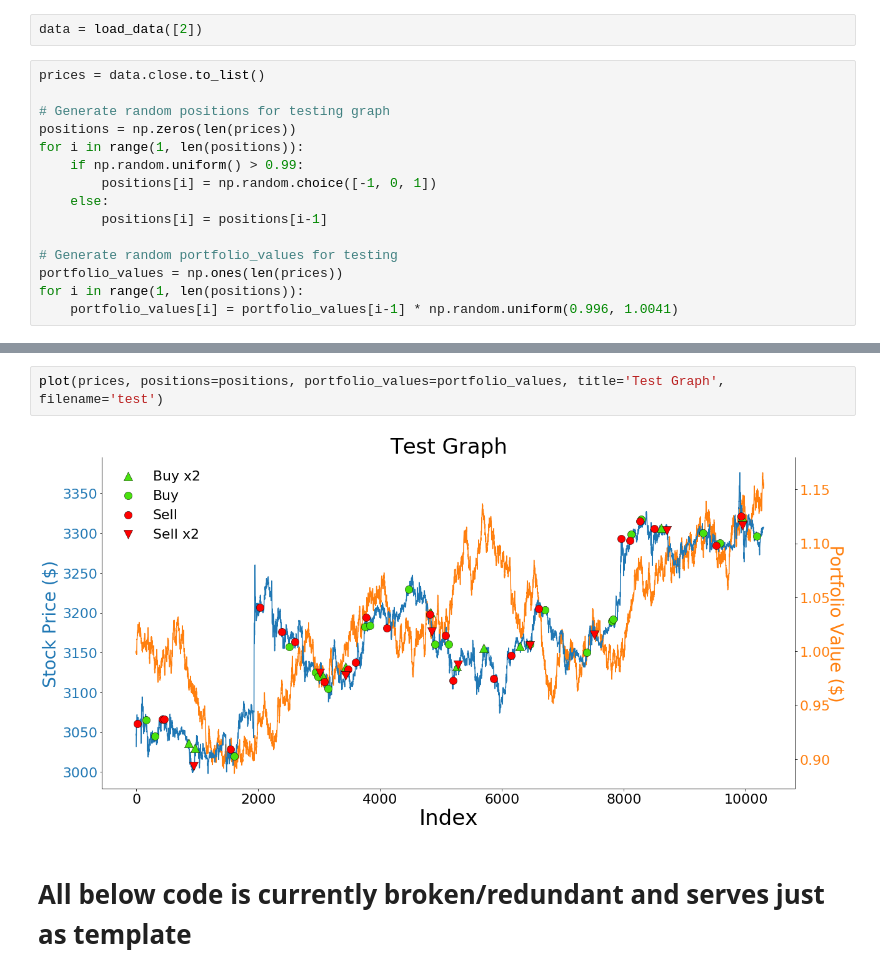
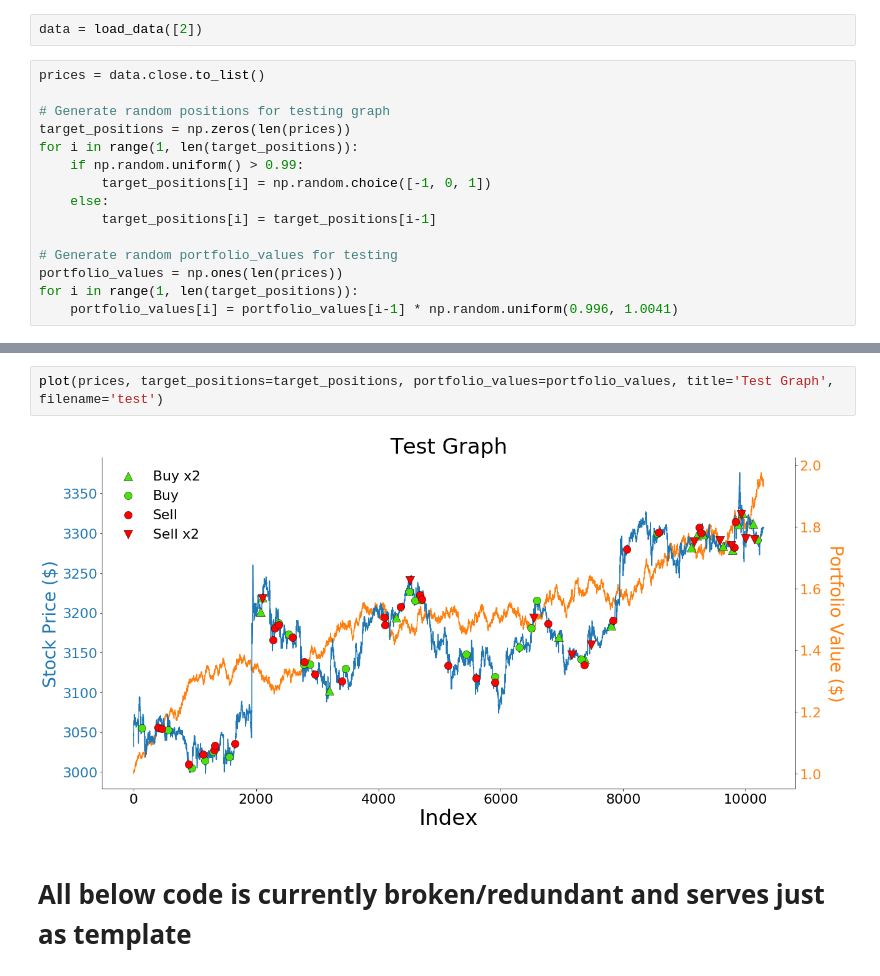
Before and after one commit to YAOS5/Amazon-Trading-Bot, a Jupyter notebook: Test.ipynb, the cells around one changed output, grey strips where cells are left out. Saved outputs shown, nothing was run; the diff lists cells and outputs as text.

Commit message:
Changed terminology to "target positions"

```diff
--- a/Test.ipynb
+++ b/Test.ipynb
@@ -33,16 +33,16 @@ data = load_data([2])
 prices = data.close.to_list()
 
 # Generate random positions for testing graph
-positions = np.zeros(len(prices))
-for i in range(1, len(positions)):
+target_positions = np.zeros(len(prices))
+for i in range(1, len(target_positions)):
     if np.random.uniform() > 0.99:
-        positions[i] = np.random.choice([-1, 0, 1])
+        target_positions[i] = np.random.choice([-1, 0, 1])
     else:
-        positions[i] = positions[i-1]
+        target_positions[i] = target_positions[i-1]
 
 # Generate random portfolio_values for testing
 portfolio_values = np.ones(len(prices))
-for i in range(1, len(positions)):
+for i in range(1, len(target_positions)):
     portfolio_values[i] = portfolio_values[i-1] * np.random.uniform(0.996, 1.0041)
 # %%
 help(plot)
@@ -68,9 +69,9 @@ plot(prices=[1.02, 1.03, 1.01, 1.03, 1.05], positions=[0, 0, 1, 1, -1], portfoli
 # %% [output]
 [figure]
 # %%
-plot(prices, positions=positions, portfolio_values=portfolio_values, title='Test Graph', filename='test')
+plot(prices, target_positions=target_positions, portfolio_values=portfolio_values, title='Test Graph', filename='test')
 # %% [output]
-[figure, old version]
+[figure, new version]
 # %% [markdown]
 # All below code is currently broken/redundant and serves just as template
 # %%
```
Also changed, not shown: parts of 2 cells of this notebook, 1 other file.
